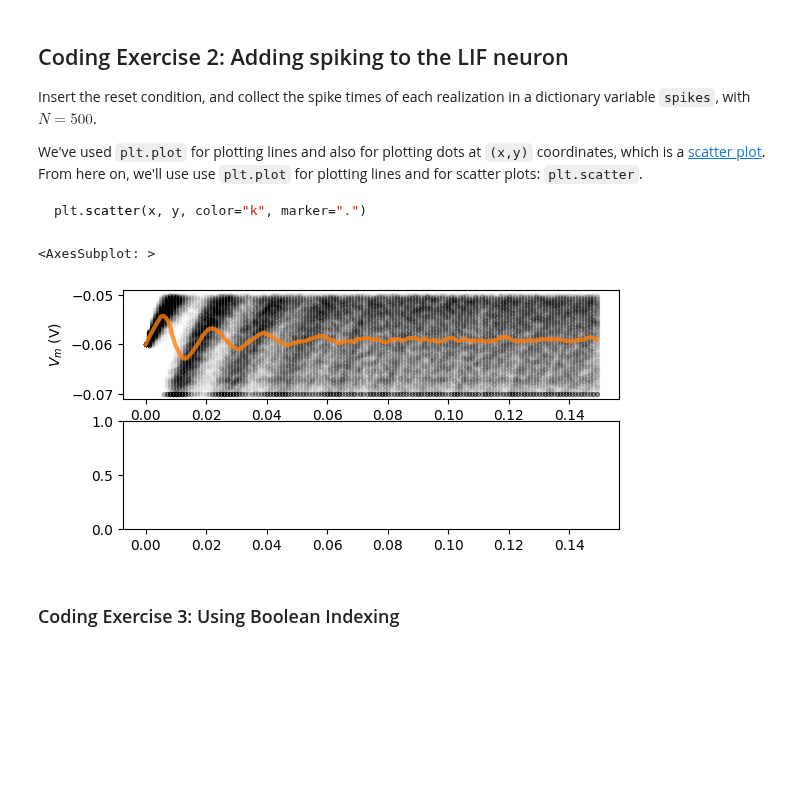
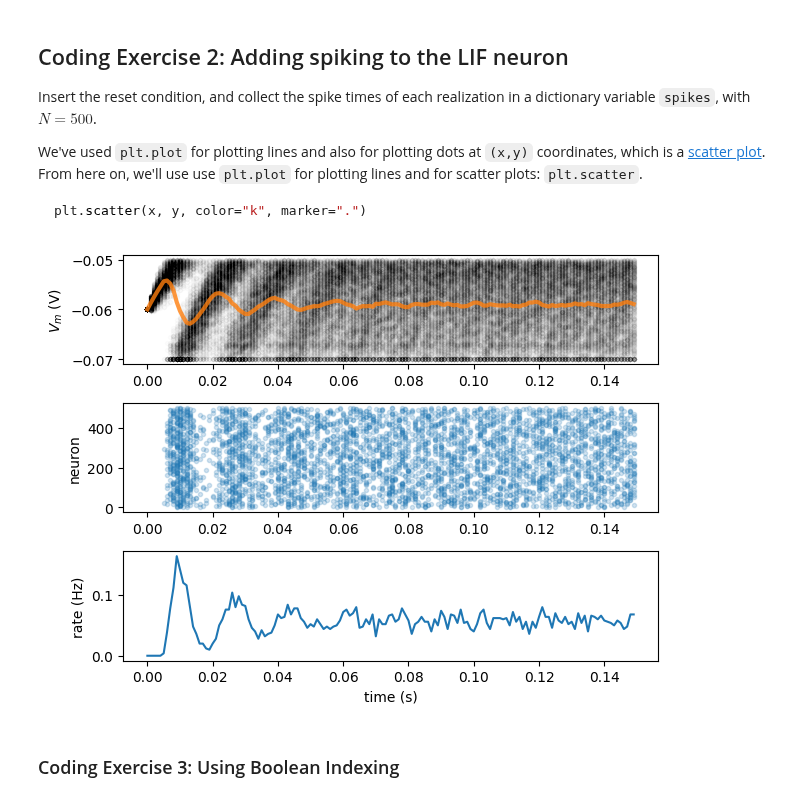
Before and after one commit to ivonnerubio/Neuromatch-Academy-Computational-Neuroscience, a Jupyter notebook: pythonWorkshop2.ipynb, the cells around one changed output. Drawn from its saved outputs; the diff is of its cells as text; code cells hidden in the pictures; blank space fills up the shorter version.

Commit message:
adding scatter plot

```diff
--- a/pythonWorkshop2.ipynb
+++ b/pythonWorkshop2.ipynb
@@ -163,37 +163,46 @@ for step, t in enumerate(t_range):
         # Check if voltage above treshold
         if v_n[j, step] >= vth:
 
             # Reset to reset voltage
             v_n[j,step] = vr
 
             # Add this spike time
-            spikes[j] += v_n[j,step]
+            spikes[j] += [t]
 
             # Add spike count to this step
             spikes_n[step] += 1
 
 #Collect mean Vm and mean spike rate
 v_mean = np.mean(v_n, axis =0)
 spikes_mean = spikes_n / n
 
 # Initialize the figure
 plt.figure()
 
 # Plot simulations and sample mean
 ax1 = plt.subplot(3,1,1)
 for j in range(n):
     plt.scatter(t_range, v_n[j], color="k", marker=".", alpha=0.01)
 plt.plot(t_range, v_mean, 'C1', alpha=0.8,linewidth=3)
 plt.ylabel('$V_m$ (V)')
 
 # Plot spikes
 plt.subplot(3,1,2, sharex=ax1)
 # For each neuron j: collect spike times and plot them at height j
 for j in range(n):
-    times =0
-    plt.scatter()
+    times = np.array(spikes[j])
+    plt.scatter(times, j * np.ones_like(times), color="C0", marker=".", alpha=0.2)
+
+plt.ylabel('neuron')
+
+# Plot firing rate
+plt.subplot(3, 1, 3, sharex=ax1)
+plt.plot(t_range, spikes_mean)
+plt.xlabel('time (s)')
+plt.ylabel('rate (Hz)')
+
+plt.tight_layout()
 # %% [output]
-<AxesSubplot: >
-[figure, old version]
+[figure, new version]
 # %% [markdown]
 ### Coding Exercise 3: Using Boolean Indexing
```
Also changed, not shown: parts of 1 cell of this notebook.
